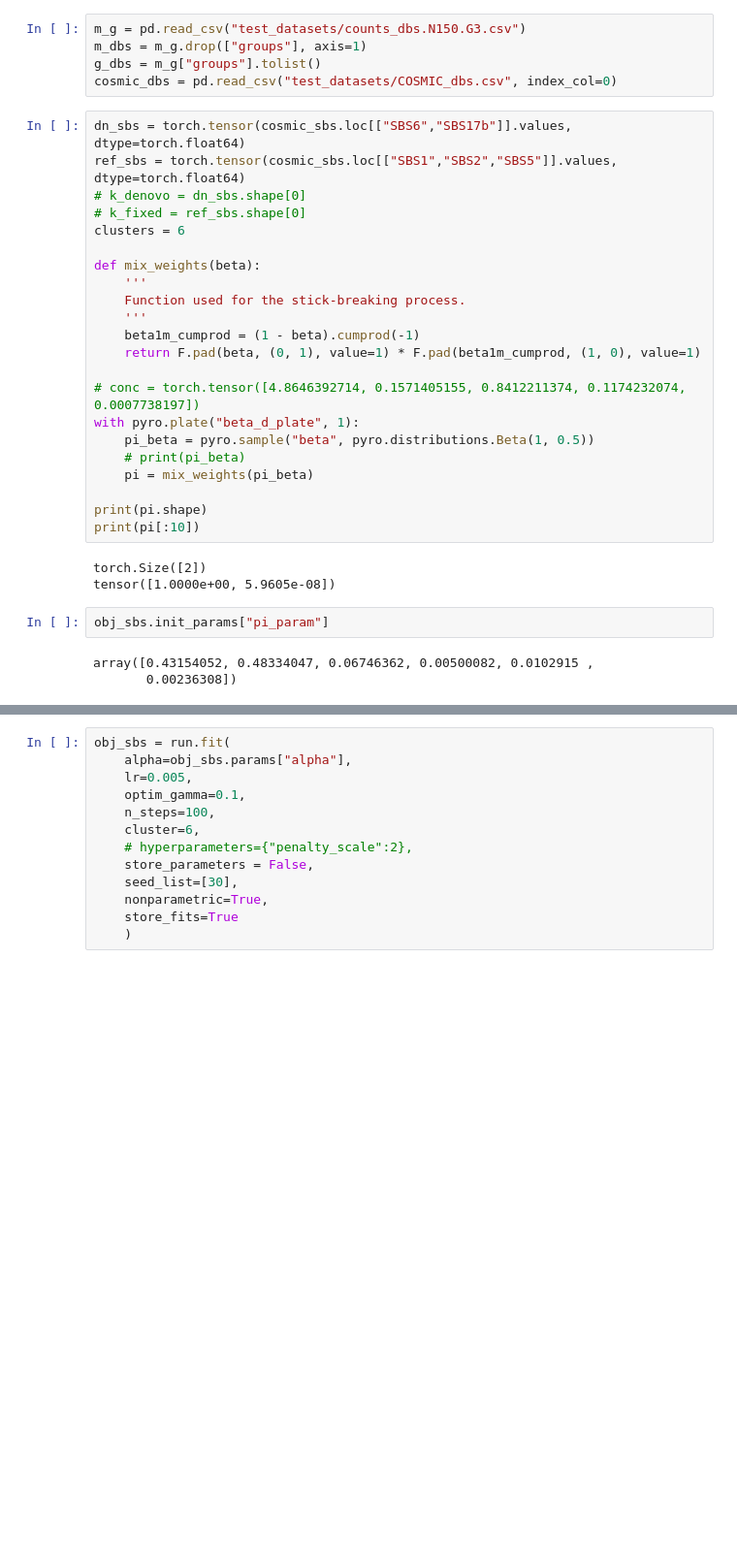
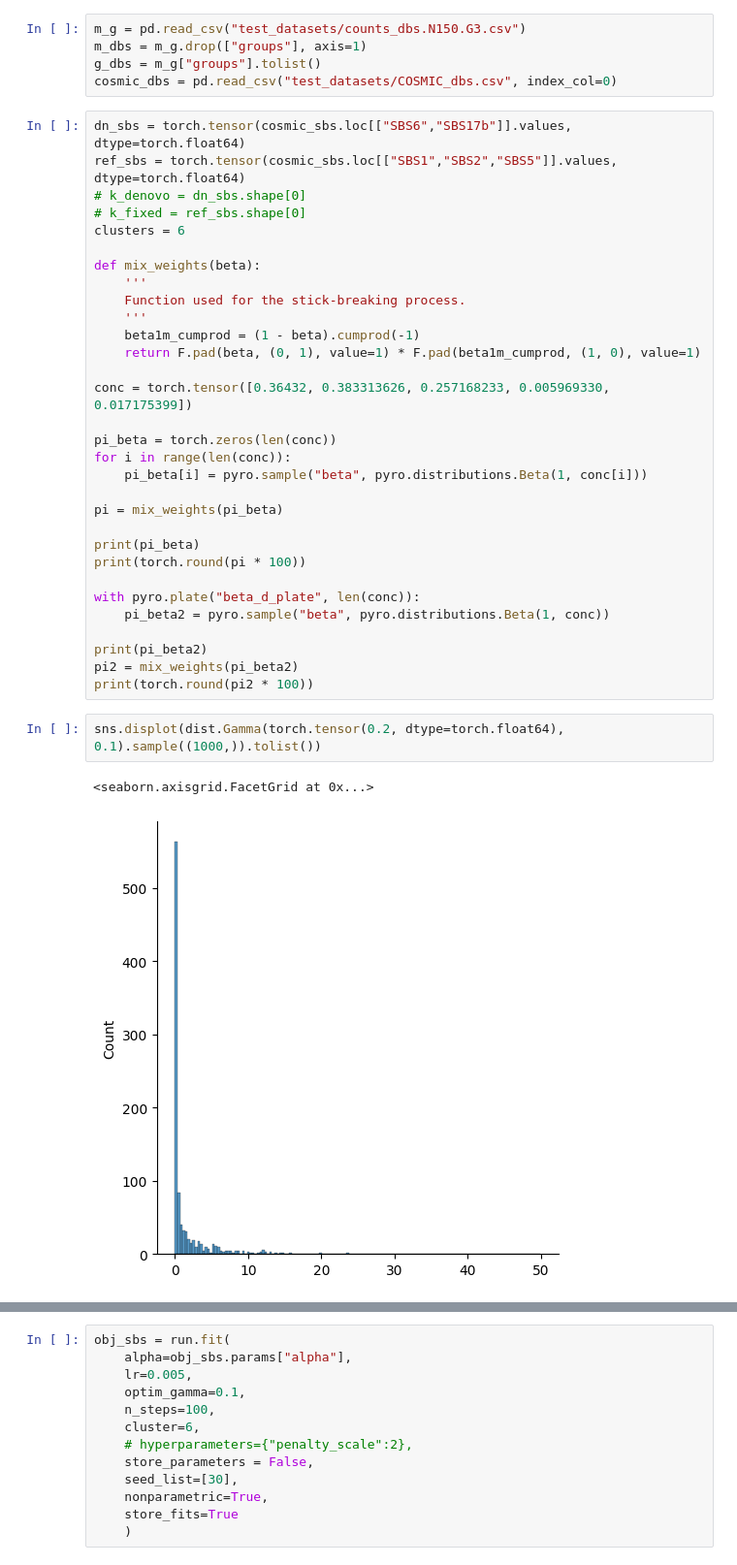
Before and after one commit to caravagnalab/pybascule, a Jupyter notebook: test.ipynb, the cells around one changed output, grey strips where cells are left out. Shown at 97% size. Saved outputs shown, nothing was run; the diff lists cells and outputs as text; blank space fills up the shorter version.

```diff
--- a/test.ipynb
+++ b/test.ipynb
@@ -34,19 +112,25 @@ def mix_weights(beta):
     beta1m_cumprod = (1 - beta).cumprod(-1)
     return F.pad(beta, (0, 1), value=1) * F.pad(beta1m_cumprod, (1, 0), value=1)
 
-# conc = torch.tensor([4.8646392714, 0.1571405155, 0.8412211374, 0.1174232074, 0.0007738197])
-with pyro.plate("beta_d_plate", 1):
-    pi_beta = pyro.sample("beta", pyro.distributions.Beta(1, 0.5))
-    # print(pi_beta)
-    pi = mix_weights(pi_beta)
+conc = torch.tensor([0.36432, 0.383313626, 0.257168233, 0.005969330, 0.017175399])
 
-print(pi.shape)
-print(pi[:10])
+pi_beta = torch.zeros(len(conc))
+for i in range(len(conc)):
+    pi_beta[i] = pyro.sample("beta", pyro.distributions.Beta(1, conc[i]))
+
+pi = mix_weights(pi_beta)
+
+print(pi_beta)
+print(torch.round(pi * 100))
+
+with pyro.plate("beta_d_plate", len(conc)):
+    pi_beta2 = pyro.sample("beta", pyro.distributions.Beta(1, conc))
+
+print(pi_beta2)
+pi2 = mix_weights(pi_beta2)
+print(torch.round(pi2 * 100))
-# %% [output]
-torch.Size([2])
-tensor([1.0000e+00, 5.9605e-08])
-# %%
-obj_sbs.init_params["pi_param"]
-# %% [output]
-array([0.43154052, 0.48334047, 0.06746362, 0.00500082, 0.0102915 ,
-       0.00236308])
+# %%
+sns.displot(dist.Gamma(torch.tensor(0.2, dtype=torch.float64), 0.1).sample((1000,)).tolist())
+# %% [output]
+<seaborn.axisgrid.FacetGrid at 0x...>
+[figure, added]
```
Also changed, not shown: parts of 13 cells of this notebook, 2 other files.
